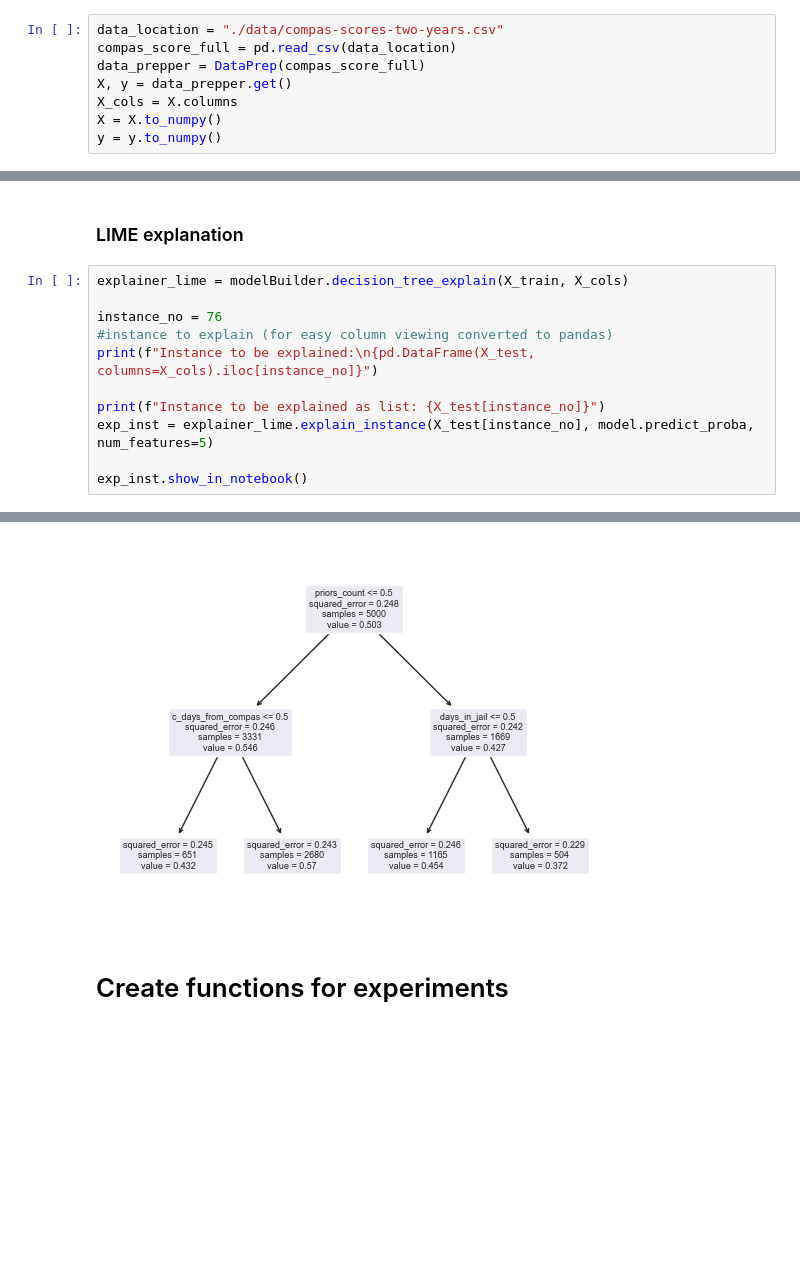
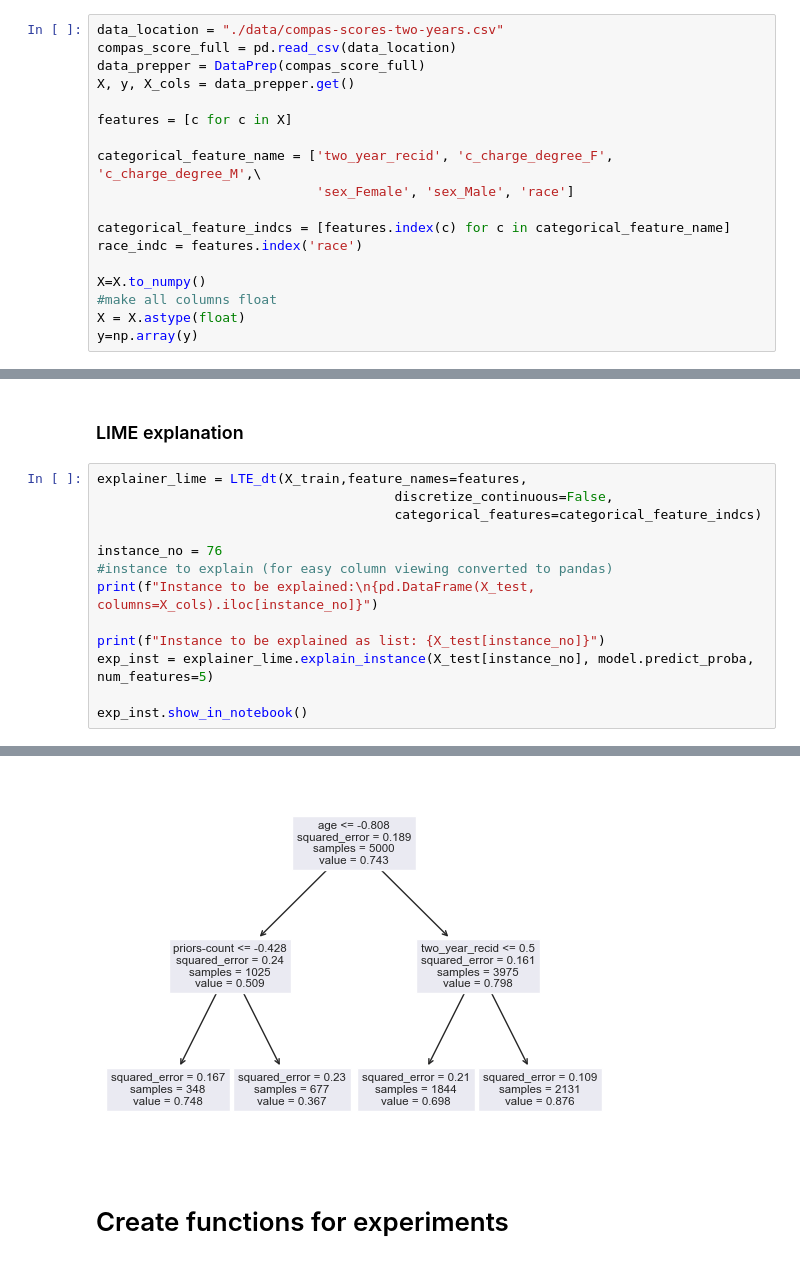
Before and after one commit to gardan4/Lime-Enhancements, a Jupyter notebook: Main_DT.ipynb, the cells around one changed output, grey strips where cells are left out. Saved outputs shown, nothing was run; the diff lists cells and outputs as text; blank space fills up the shorter version.

```diff
--- a/Main_DT.ipynb
+++ b/Main_DT.ipynb
@@ -18,7 +23,17 @@ import seaborn as sns
 data_location = "./data/compas-scores-two-years.csv"
 compas_score_full = pd.read_csv(data_location)
 data_prepper = DataPrep(compas_score_full)
-X, y = data_prepper.get()
-X_cols = X.columns
-X = X.to_numpy()
-y = y.to_numpy()
+X, y, X_cols = data_prepper.get()
+
+features = [c for c in X]
+
+categorical_feature_name = ['two_year_recid', 'c_charge_degree_F', 'c_charge_degree_M',\
+                            'sex_Female', 'sex_Male', 'race']
+
+categorical_feature_indcs = [features.index(c) for c in categorical_feature_name]
+race_indc = features.index('race')
+
+X=X.to_numpy()
+#make all columns float
+X = X.astype(float)
+y=np.array(y)
@@ -42,7 +63,9 @@ Accuracy: 0.6195987654320988
 # %% [markdown]
 ### LIME explanation
 # %%
-explainer_lime = modelBuilder.decision_tree_explain(X_train, X_cols)
+explainer_lime = LTE_dt(X_train,feature_names=features,
+                                      discretize_continuous=False,
+                                      categorical_features=categorical_feature_indcs)
 
 instance_no = 76
 #instance to explain (for easy column viewing converted to pandas)
@@ -67,5 +91,5 @@ Instance to be explained as list: [ 0. 51.  1.  0.  1.  3.  1.]
 [interactive output not drawn]
-[figure, old version]
+[figure, new version]
 # %% [markdown]
 # Create functions for experiments
 # %%
```
Also changed, not shown: parts of 6 cells of this notebook, 30 other files.
